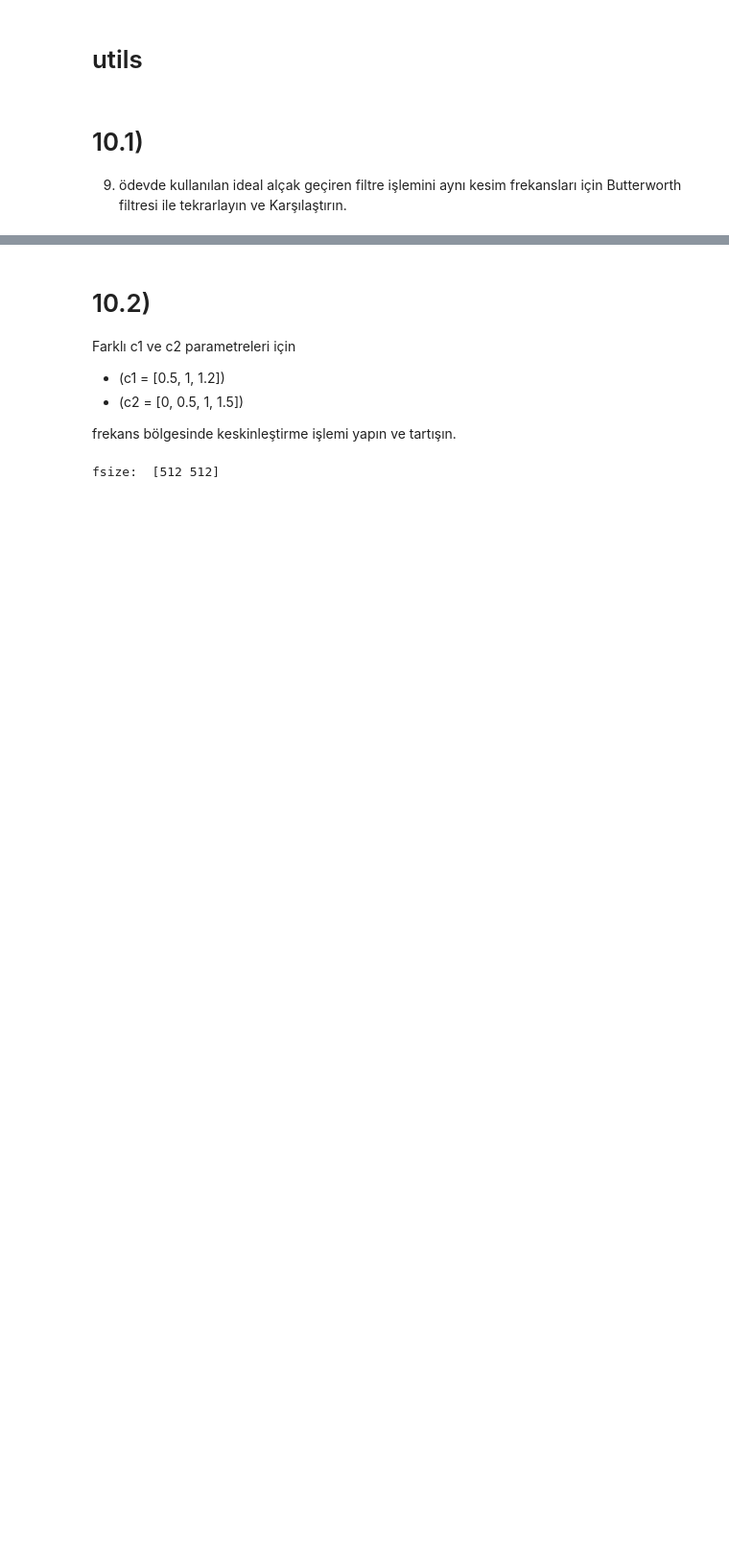
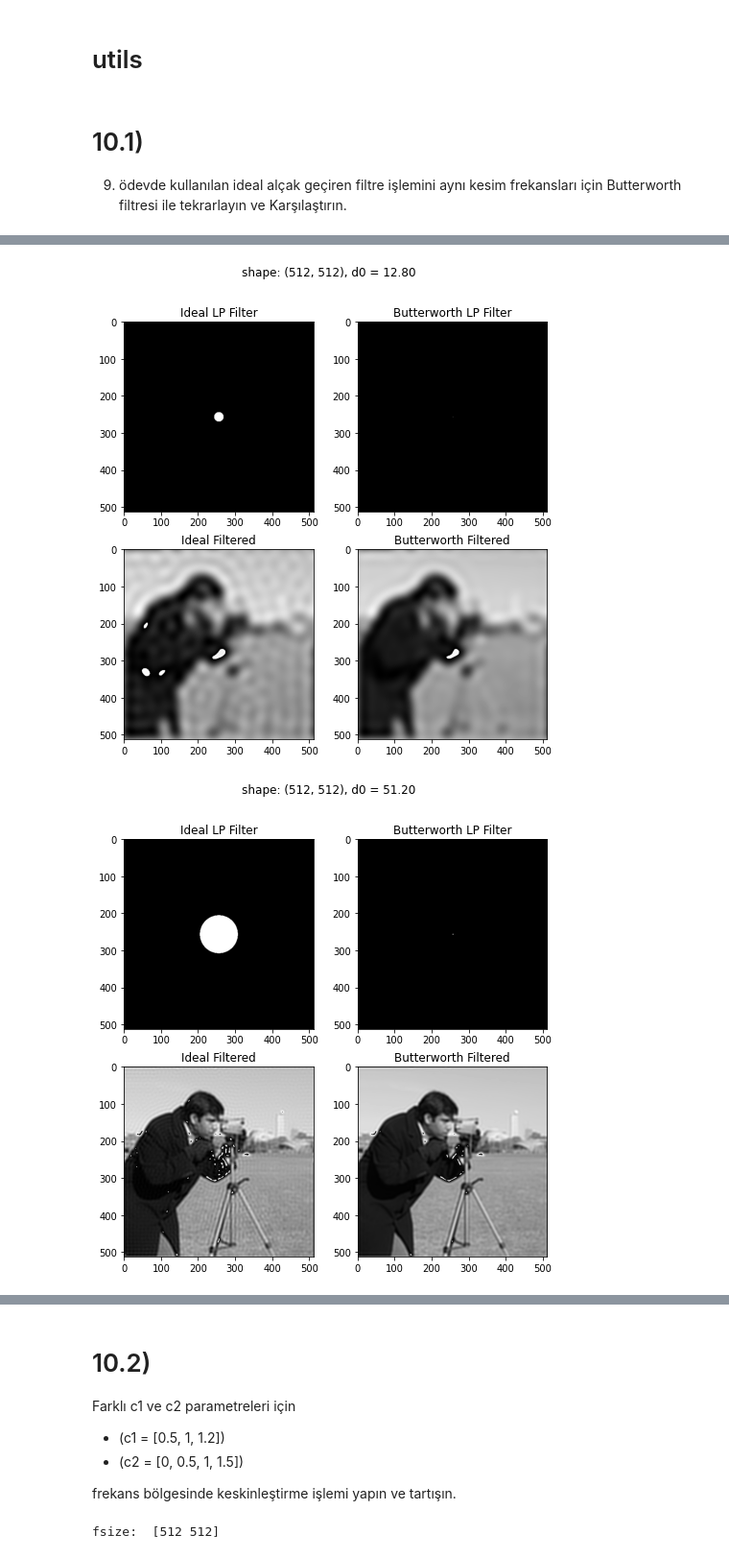
Before and after one commit to melihozaydin/MSc_Projects, a Jupyter notebook: BM5121 - Görüntü İşleme Ve Uygulamaları/Ödev 10: Frekans bölgesinde bulanıklaştırma ve keskinleştirme/docs/ödev.ipynb, the cells around one changed output, grey strips where cells are left out. Shown at 96% size. Cells and saved outputs as stored; diff of their text form; code cells hidden in the pictures; blank space fills up the shorter version.

```diff
--- a/BM5121 - Görüntü İşleme Ve Uygulamaları/Ödev 10: Frekans bölgesinde bulanıklaştırma ve keskinleştirme/docs/ödev.ipynb
+++ b/BM5121 - Görüntü İşleme Ve Uygulamaları/Ödev 10: Frekans bölgesinde bulanıklaştırma ve keskinleştirme/docs/ödev.ipynb
@@ -65,5 +89,3 @@ def apply_filter(img, filter, shift=True):
 # %% [markdown]
 # 10.1)
 9. ödevde kullanılan ideal alçak geçiren filtre işlemini aynı kesim frekansları için Butterworth filtresi ile tekrarlayın ve Karşılaştırın.
-# %%
-def butterworth_kernel():
@@ -82,0 +100,29 @@ a, b
+# %%
+cutoff_coeffs = np.arange(0.05, 1, 0.15)
+
+for d_coeff in cutoff_coeffs:
+    d0 = img_org.shape[0] / 2 * d_coeff
+
+    fig, ((ax1, ax2), (ax3, ax4)) = plt.subplots(nrows=2, ncols=2, figsize=(8, 8))
+    fig.suptitle(f'shape: {img_org.shape}, d0 = {d0:.2f}')
+
+    kernel = ideal_kernel(img_org, cutoff=d0, shifted=True, btype='lp')
+    img_ideal_filtered = apply_filter(img_org, kernel, shift=True)
+    ax1.imshow(kernel.real.astype(np.uint8), cmap='gray')
+    ax1.set_title('Ideal LP Filter')
+
+    kernel = butterworth_kernel(img_org, cutoff=d0, shifted=True, btype='lp')
+    img_butterworth_filtered = apply_filter(img_org, kernel, shift=True)
+    ax2.imshow(kernel.real.astype(np.uint8), cmap='gray')
+    ax2.set_title('Butterworth LP Filter')
+
+    ax3.imshow(img_ideal_filtered, cmap='gray')
+    ax3.set_title('Ideal Filtered')
+
+    ax4.imshow(img_butterworth_filtered, cmap='gray')
+    ax4.set_title('Butterworth Filtered')
+
+    plt.show()
+# %% [output]
+[figure, added]
+[figure, added]
```
Also changed, not shown: parts of 8 cells of this notebook.
